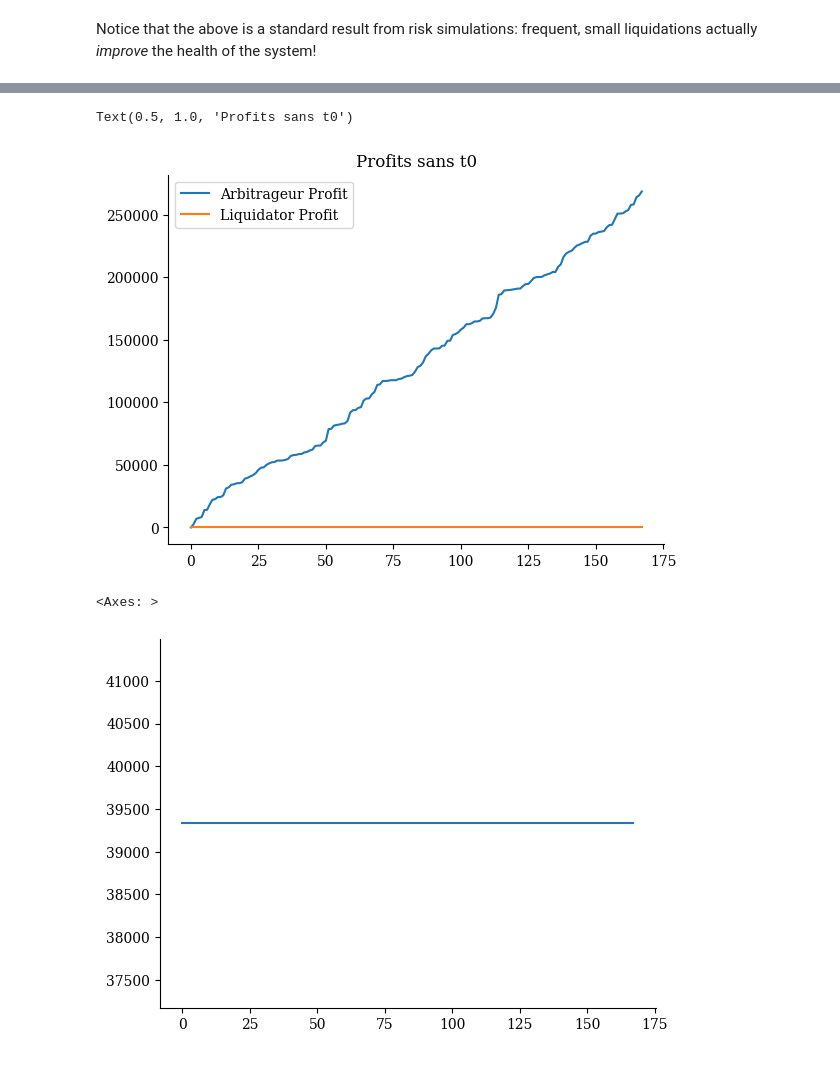
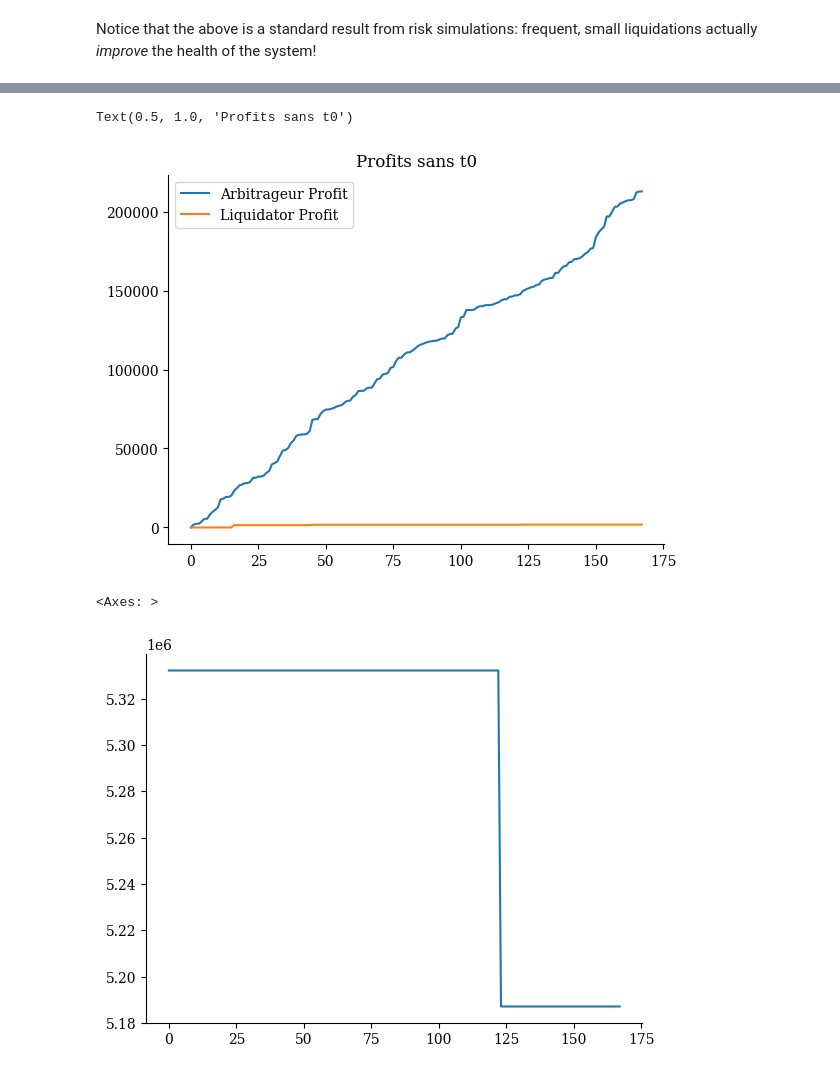
Before and after one commit to xenophonlabs/crvUSDrisk, a Jupyter notebook: notebooks/demo_sim.ipynb, the cells around one changed output, grey strips where cells are left out. Drawn from its saved outputs; the diff is of its cells as text; code cells hidden in the pictures.

Commit message:
Add Monte Carlo Infra and Metrics

```diff
--- a/notebooks/demo_sim.ipynb
+++ b/notebooks/demo_sim.ipynb
@@ -21,7 +26,8 @@ pd.set_option("display.max_columns", None)
 %autoreload 2
 # %%
 # Generate markets and prices
-scenario = Scenario("baseline", "tbtc")
+market_name = "wstETH"
+scenario = Scenario("baseline", market_name)
 scenario.prepare_for_run()
 _ = plot_prices(scenario.pricepaths.prices)
 print(
@@ -56,0 +41,3 @@ metricsprocessor.initial_state
+# %%
+processor = SingleSimProcessor(scenario, DEFAULT_METRICS)
+processor.initial_state
@@ -85,4 +90,4 @@ Text(0.5, 1.0, 'tbtc Loan Distribution')
 for sample in scenario.pricepaths:
     scenario.prepare_for_trades(sample)  # update prices/timestamps
     scenario.perform_actions(sample)  # arbitrage, liquidate, update
-    metricsprocessor.update()  # collect metrics
+    processor.update(sample.timestamp, inplace=True)  # collect metrics
@@ -107,5 +94,5 @@ for sample in scenario.pricepaths:
 # %%
-df = metricsprocessor.df
+df = processor.results
 df.to_csv("../data/results.csv")
 df.head()
 # %% [output]
@@ -152,12 +140,12 @@ plt.legend()
 plt.title("Profits sans t0")
 # %% [output]
 Text(0.5, 1.0, 'Profits sans t0')
-[figure, old version]
+[figure, new version]
 # %%
-(df["controller_tBTC_bad_debt"] / 1e18).plot()
+(df[f"controller_{market_name}_bad_debt"] / 1e18).plot()
 # %% [output]
 <Axes: >
-[figure, old version]
+[figure, new version]
 # %%
 (df["stableswap_crvUSD_USDC_virtual_price"] / 1e18).plot(label="USDC VP")
 (df["stableswap_crvUSD_USDT_virtual_price"] / 1e18).plot(label="USDT VP")
```
Also changed, not shown: parts of 12 cells of this notebook, 42 other files.
